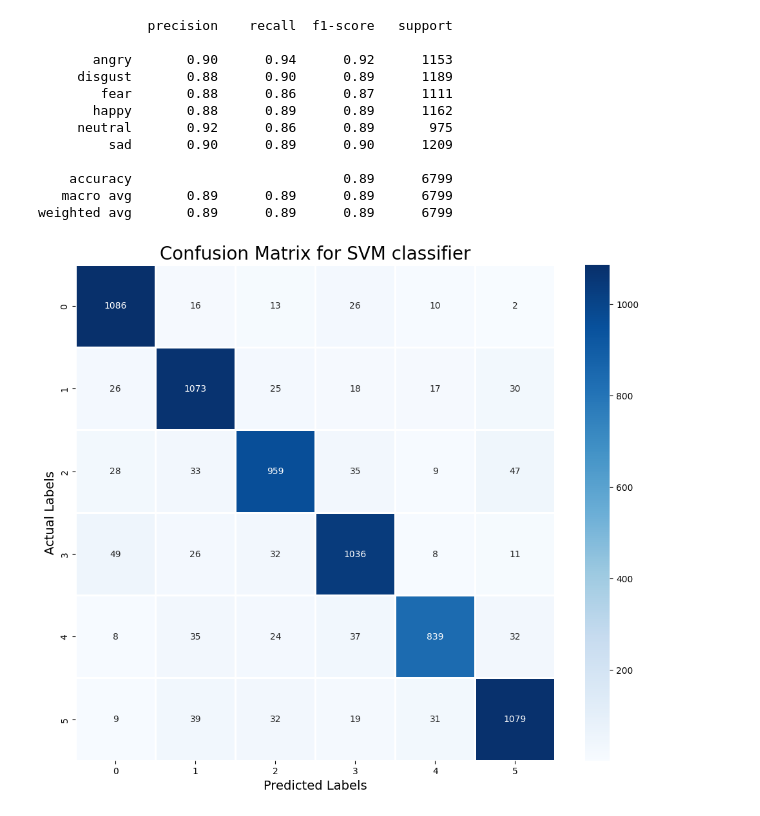
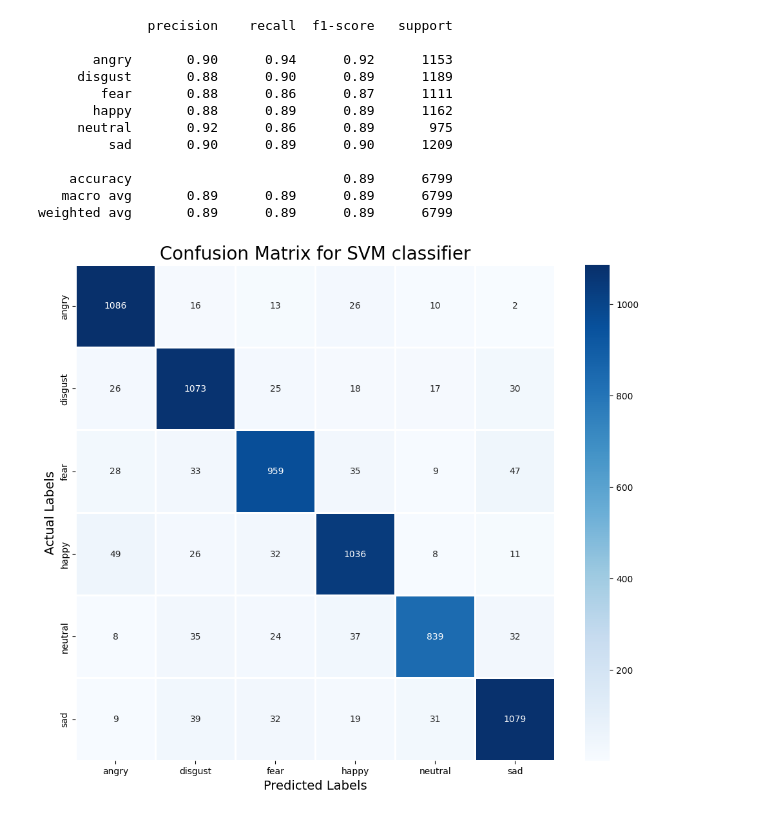
Before and after one commit to brancatellimat/speech-emotion-recognition, a Jupyter notebook: SVMClassifier.ipynb, the cells around one changed output. Drawn from its saved outputs; the diff is of its cells as text; code cells hidden in the pictures.

```diff
--- a/SVMClassifier.ipynb
+++ b/SVMClassifier.ipynb
@@ -161,10 +161,11 @@ weighted avg       0.89      0.89      0.89      6799
 # %%
 cm = confusion_matrix(y_test, y_pred)
 plt.figure(figsize = (12, 10))
+cm = pd.DataFrame(cm , index = [i for i in np.unique(y_test)] , columns = [i for i in np.unique(y_test)])
 sns.heatmap(cm, linecolor='white', cmap='Blues', linewidth=1, annot=True, fmt='')
 plt.title('Confusion Matrix for SVM classifier', size=20)
 plt.xlabel('Predicted Labels', size=14)
 plt.ylabel('Actual Labels', size=14)
 plt.show()
 # %% [output]
-[figure, old version]
+[figure, new version]
```
